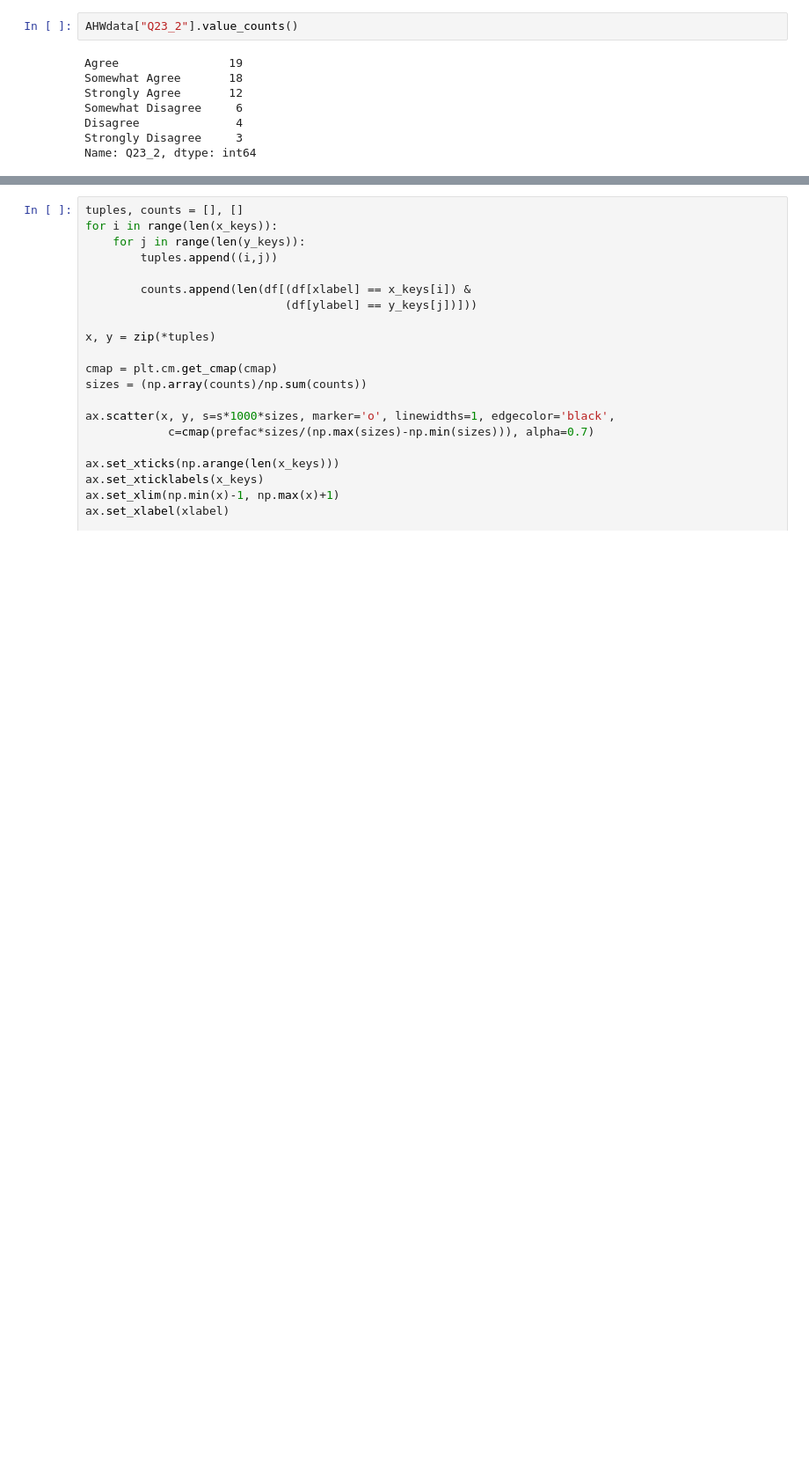
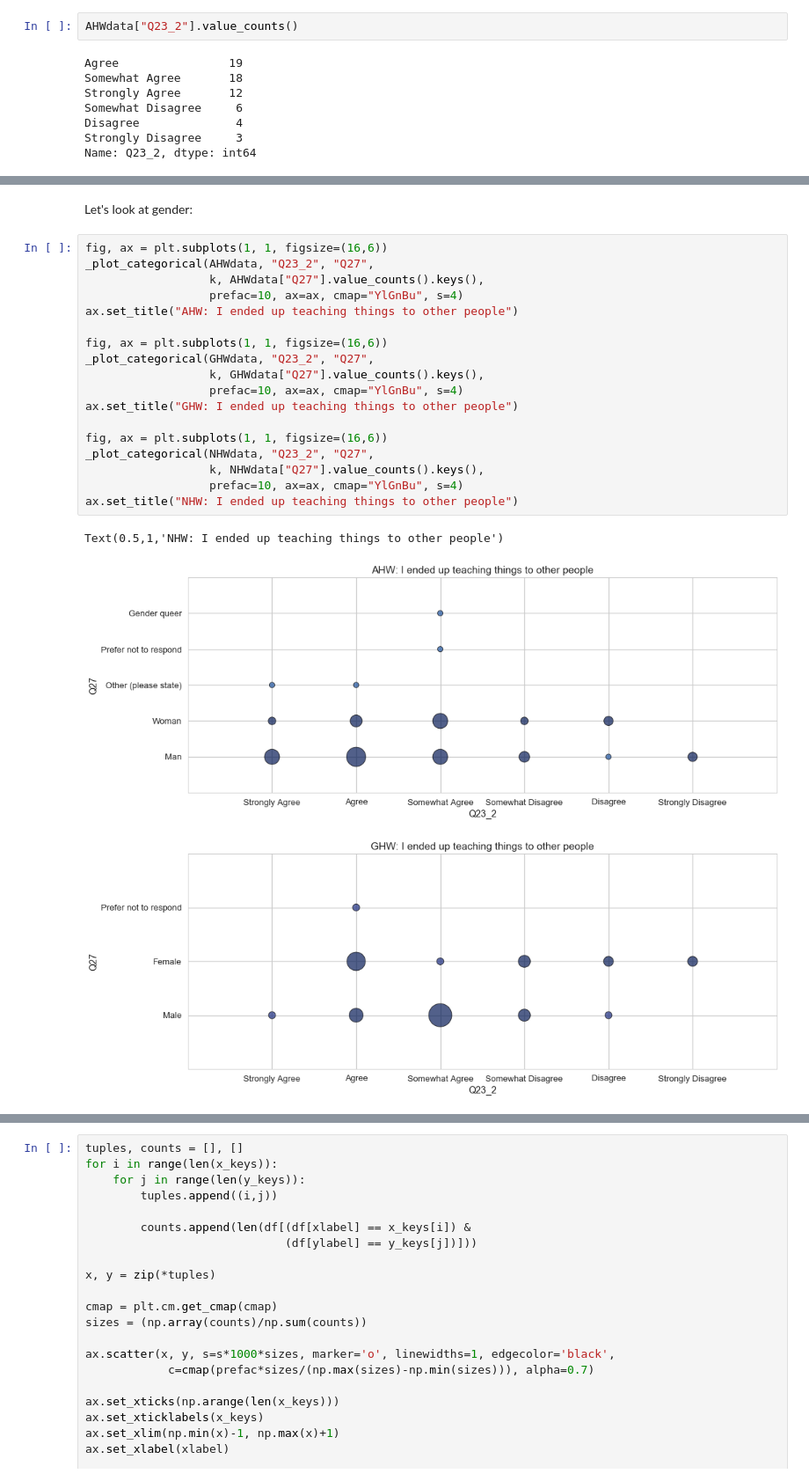
Before and after one commit to uwescience/HackWeek-Writeup, a Jupyter notebook: code/Analysis.ipynb, the cells around one changed output, grey strips where cells are left out. Shown at 88% size. Cells and saved outputs as stored; diff of their text form; blank space fills up the shorter version.

```diff
--- a/code/Analysis.ipynb
+++ b/code/Analysis.ipynb
@@ -633,0 +703,24 @@ Name: Q23_2, dtype: int64
+# %% [markdown]
+Let's look at gender:
+# %%
+fig, ax = plt.subplots(1, 1, figsize=(16,6))
+_plot_categorical(AHWdata, "Q23_2", "Q27",
+                  k, AHWdata["Q27"].value_counts().keys(),
+                  prefac=10, ax=ax, cmap="YlGnBu", s=4)
+ax.set_title("AHW: I ended up teaching things to other people")
+
+fig, ax = plt.subplots(1, 1, figsize=(16,6))
+_plot_categorical(GHWdata, "Q23_2", "Q27",
+                  k, GHWdata["Q27"].value_counts().keys(),
+                  prefac=10, ax=ax, cmap="YlGnBu", s=4)
+ax.set_title("GHW: I ended up teaching things to other people")
+
+fig, ax = plt.subplots(1, 1, figsize=(16,6))
+_plot_categorical(NHWdata, "Q23_2", "Q27",
+                  k, NHWdata["Q27"].value_counts().keys(),
+                  prefac=10, ax=ax, cmap="YlGnBu", s=4)
+ax.set_title("NHW: I ended up teaching things to other people")
+# %% [output]
+Text(0.5,1,'NHW: I ended up teaching things to other people')
+[figure, added]
+[figure, added]
```
Also changed, not shown: parts of 49 cells of this notebook.
